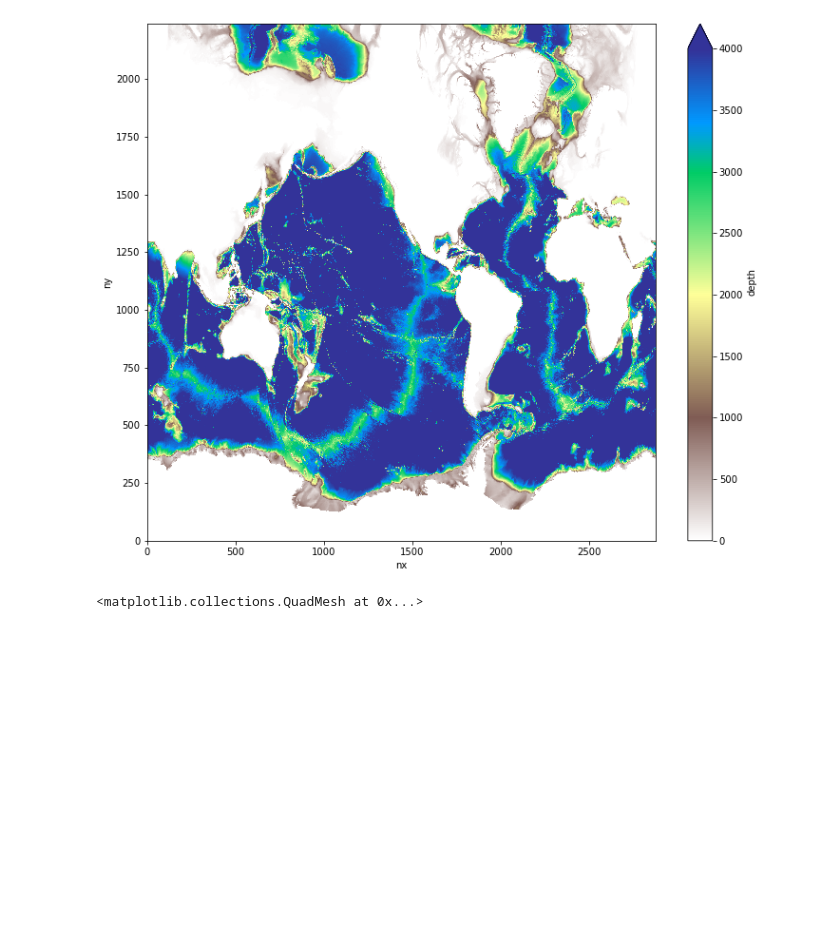
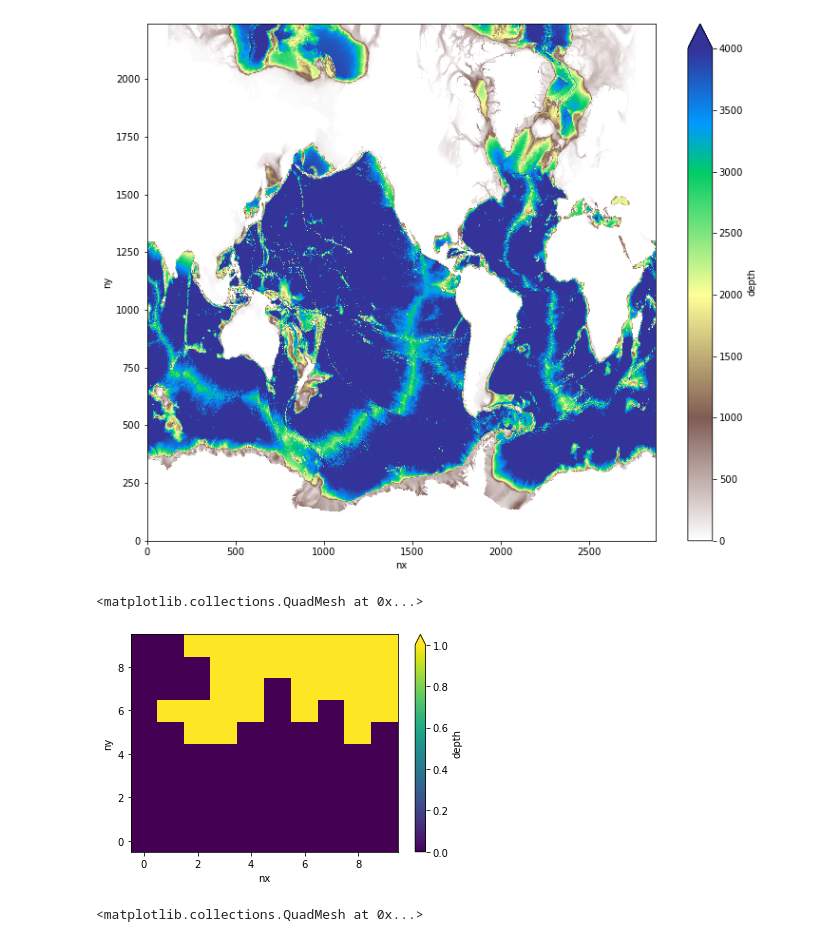
Before and after one commit to raphaeldussin/CM4_OMp125_C192_bathy, a Jupyter notebook: bedmachine_iceshelves_mask.ipynb, the cells around one changed output. Cells and saved outputs as stored; diff of their text form; code cells hidden in the pictures; blank space fills up the shorter version.

```diff
--- a/bedmachine_iceshelves_mask.ipynb
+++ b/bedmachine_iceshelves_mask.ipynb
@@ -357,7 +354,10 @@ topo_iceshelves['depth'].plot(vmin=0, vmax=4000, cmap='terrain_r')
 # %%
 topo_noiceshelves = topo_iceshelves.copy(deep=True)
 # %%
-depth_updated = topo_noiceshelves['depth'].values * icemask_ice9.values
+landmask = icemask_ice9.rename({'xh': 'nx', 'yh': 'ny'})
+# set values on antarctic "land" to zero
+depth_updated = xr.where(landmask == 0, 0, topo_noiceshelves['depth'])
+
 topo_noiceshelves['depth'] = xr.DataArray(depth_updated,
                                           coords=topo_iceshelves['depth'].coords,
                                           dims=topo_iceshelves['depth'].dims,
@@ -368,6 +368,12 @@ topo_noiceshelves['depth'].plot(vmin=0, vmax=4000, cmap='terrain_r')
 # %% [output]
 <matplotlib.collections.QuadMesh at 0x...>
 [figure]
+# %%
+# this was a pathologic case where one ocean cell was captured
+topo_noiceshelves['depth'].isel(nx=slice(2870,2880), ny=slice(350,360)).plot(vmin=0, vmax=1)
+# %% [output]
+<matplotlib.collections.QuadMesh at 0x...>
+[figure, added]
 # %%
 landmask = icemask_ice9.rename({'xh': 'nx', 'yh': 'ny'})
 # %%
```
Also changed, not shown: parts of 11 cells of this notebook, 4 other files.
